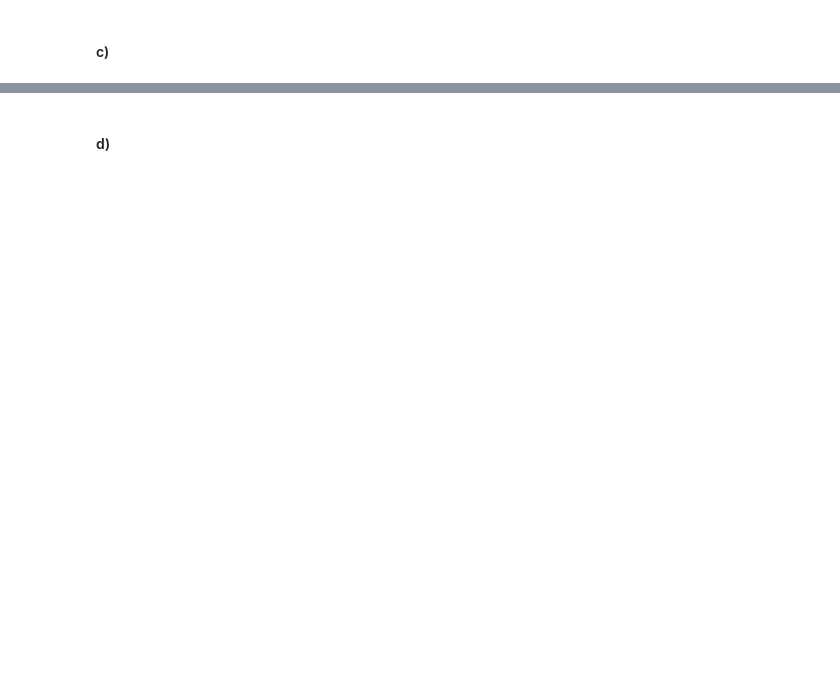
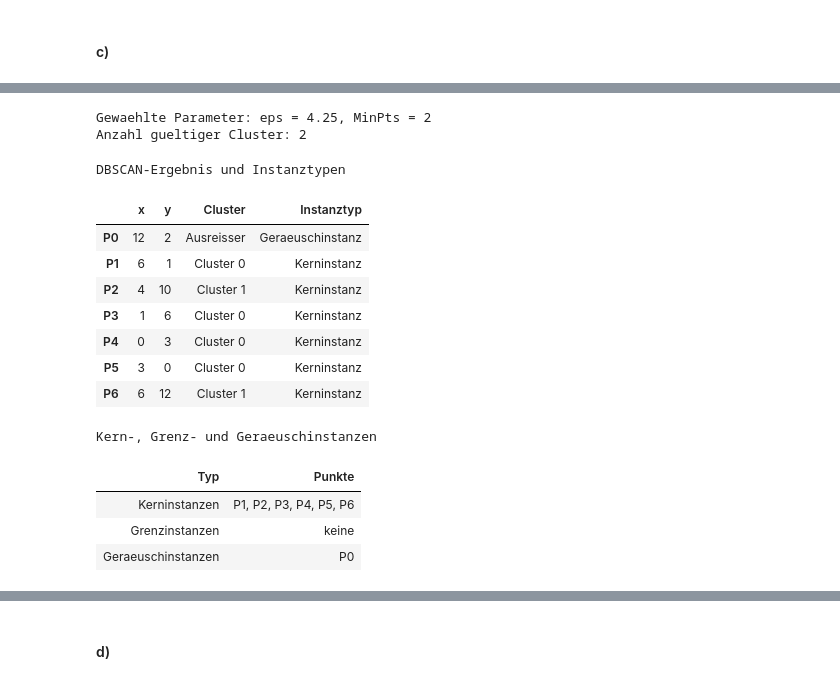
Before and after one commit to TieRub/DMg_2026, a Jupyter notebook: B2/Aufgabe-B2.ipynb, the cells around one changed output, grey strips where cells are left out. Cells and saved outputs as stored; diff of their text form; code cells hidden in the pictures; blank space fills up the shorter version.

```diff
--- a/B2/Aufgabe-B2.ipynb
+++ b/B2/Aufgabe-B2.ipynb
@@ -24,0 +182,59 @@ print(pairwise_distance[0][3])
+# %%
+# Gewaehlte Parameter aus der Parametersuche
+eps = 4.25
+min_pts = 2
+
+dbscan = DBSCAN(eps=eps, min_samples=min_pts)
+dbscan_labels = dbscan.fit_predict(daten[["x", "y"]])
+core_indices = set(dbscan.core_sample_indices_)
+
+dbscan_ergebnis = daten.copy()
+dbscan_ergebnis["Cluster"] = ["Ausreisser" if label == -1 else f"Cluster {label}" for label in dbscan_labels]
+dbscan_ergebnis["Instanztyp"] = [
+    "Geraeuschinstanz" if label == -1 else "Kerninstanz" if i in core_indices else "Grenzinstanz"
+    for i, label in enumerate(dbscan_labels)
+]
+
+anzahl_cluster = len(set(dbscan_labels) - {-1})
+kerninstanzen = dbscan_ergebnis[dbscan_ergebnis["Instanztyp"] == "Kerninstanz"].index.tolist()
+grenzinstanzen = dbscan_ergebnis[dbscan_ergebnis["Instanztyp"] == "Grenzinstanz"].index.tolist()
+geraeuschinstanzen = dbscan_ergebnis[dbscan_ergebnis["Instanztyp"] == "Geraeuschinstanz"].index.tolist()
+
+print(f"Gewaehlte Parameter: eps = {eps}, MinPts = {min_pts}")
+print(f"Anzahl gueltiger Cluster: {anzahl_cluster}")
+
+display(
+    dbscan_ergebnis
+    .style
+    .set_caption("DBSCAN-Ergebnis und Instanztypen")
+)
+
+zusammenfassung = pd.DataFrame(
+    {
+        "Typ": ["Kerninstanzen", "Grenzinstanzen", "Geraeuschinstanzen"],
+        "Punkte": [
+            ", ".join(kerninstanzen) if kerninstanzen else "keine",
+            ", ".join(grenzinstanzen) if grenzinstanzen else "keine",
+            ", ".join(geraeuschinstanzen) if geraeuschinstanzen else "keine",
+        ],
+    }
+)
+
+display(zusammenfassung.style.hide(axis="index").set_caption("Kern-, Grenz- und Geraeuschinstanzen"))
+# %% [output]
+Gewaehlte Parameter: eps = 4.25, MinPts = 2
+Anzahl gueltiger Cluster: 2
+DBSCAN-Ergebnis und Instanztypen
+|  | x | y | Cluster | Instanztyp |
+| P0 | 12 | 2 | Ausreisser | Geraeuschinstanz |
+| P1 | 6 | 1 | Cluster 0 | Kerninstanz |
+| P2 | 4 | 10 | Cluster 1 | Kerninstanz |
+| P3 | 1 | 6 | Cluster 0 | Kerninstanz |
+| P4 | 0 | 3 | Cluster 0 | Kerninstanz |
+| P5 | 3 | 0 | Cluster 0 | Kerninstanz |
+| P6 | 6 | 12 | Cluster 1 | Kerninstanz |
+Kern-, Grenz- und Geraeuschinstanzen
+| Typ | Punkte |
+| Kerninstanzen | P1, P2, P3, P4, P5, P6 |
+| Grenzinstanzen | keine |
+| Geraeuschinstanzen | P0 |
```
Also changed, not shown: parts of 12 cells of this notebook, 1 other file.
